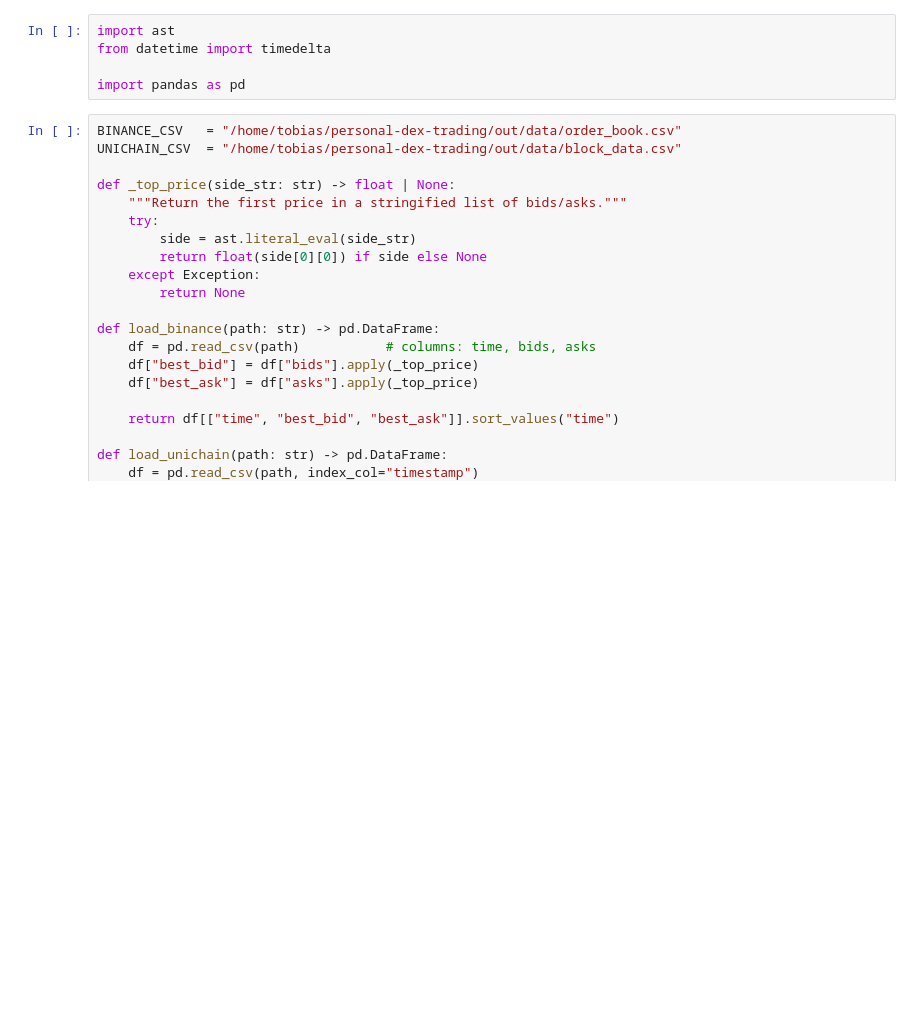
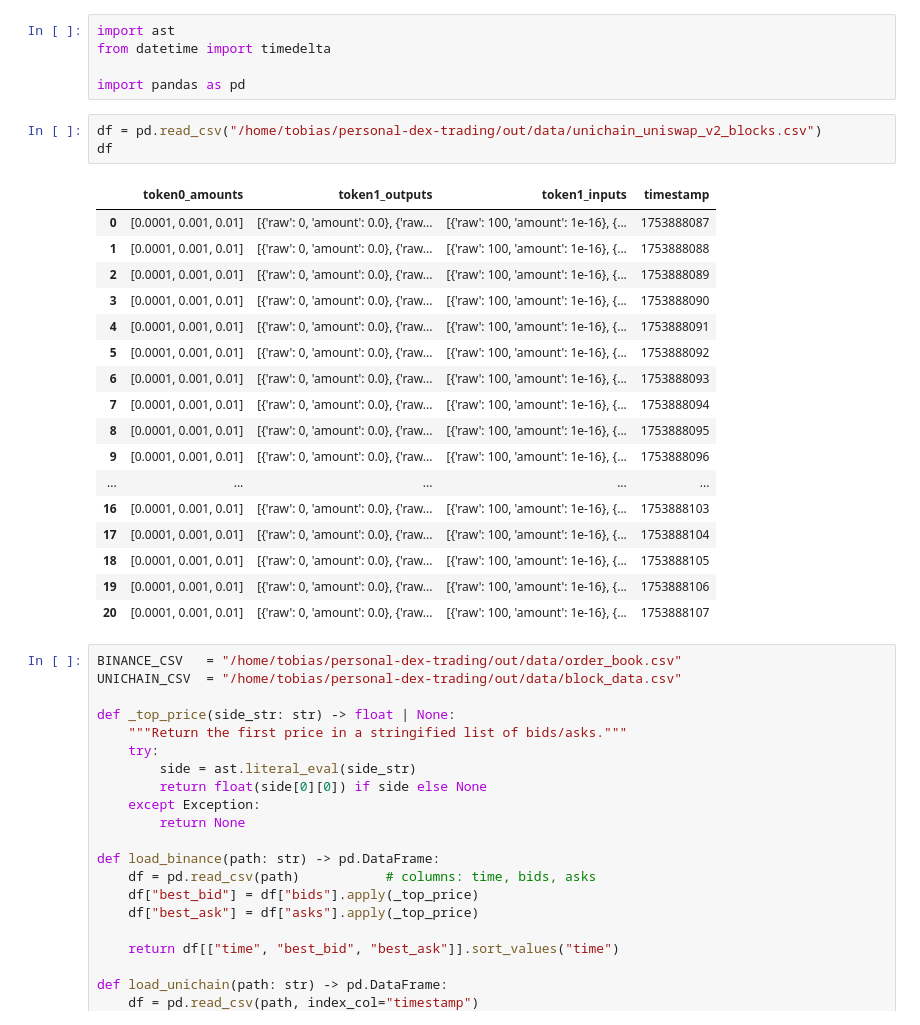
Before and after one commit to tobias727/dex-arb-trader, a Jupyter notebook: notebooks/data-analysis.ipynb, the cells around one changed output. Drawn from its saved outputs; the diff is of its cells as text; blank space fills up the shorter version.

```diff
--- a/notebooks/data-analysis.ipynb
+++ b/notebooks/data-analysis.ipynb
@@ -3,6 +3,27 @@ import ast
 from datetime import timedelta
 
 import pandas as pd
+# %%
+df = pd.read_csv("/home/tobias/personal-dex-trading/out/data/unichain_uniswap_v2_blocks.csv")
+df
+# %% [output]
+|  | token0_amounts | token1_outputs | token1_inputs | timestamp |
+| 0 | [0.0001, 0.001, 0.01] | [{'raw': 0, 'amount': 0.0}, {'raw... | [{'raw': 100, 'amount': 1e-16}, {... | 1753888087 |
+| 1 | [0.0001, 0.001, 0.01] | [{'raw': 0, 'amount': 0.0}, {'raw... | [{'raw': 100, 'amount': 1e-16}, {... | 1753888088 |
+| 2 | [0.0001, 0.001, 0.01] | [{'raw': 0, 'amount': 0.0}, {'raw... | [{'raw': 100, 'amount': 1e-16}, {... | 1753888089 |
+| 3 | [0.0001, 0.001, 0.01] | [{'raw': 0, 'amount': 0.0}, {'raw... | [{'raw': 100, 'amount': 1e-16}, {... | 1753888090 |
+| 4 | [0.0001, 0.001, 0.01] | [{'raw': 0, 'amount': 0.0}, {'raw... | [{'raw': 100, 'amount': 1e-16}, {... | 1753888091 |
+| 5 | [0.0001, 0.001, 0.01] | [{'raw': 0, 'amount': 0.0}, {'raw... | [{'raw': 100, 'amount': 1e-16}, {... | 1753888092 |
+| 6 | [0.0001, 0.001, 0.01] | [{'raw': 0, 'amount': 0.0}, {'raw... | [{'raw': 100, 'amount': 1e-16}, {... | 1753888093 |
+| 7 | [0.0001, 0.001, 0.01] | [{'raw': 0, 'amount': 0.0}, {'raw... | [{'raw': 100, 'amount': 1e-16}, {... | 1753888094 |
+| 8 | [0.0001, 0.001, 0.01] | [{'raw': 0, 'amount': 0.0}, {'raw... | [{'raw': 100, 'amount': 1e-16}, {... | 1753888095 |
+| 9 | [0.0001, 0.001, 0.01] | [{'raw': 0, 'amount': 0.0}, {'raw... | [{'raw': 100, 'amount': 1e-16}, {... | 1753888096 |
+| ... | ... | ... | ... | ... |
+| 16 | [0.0001, 0.001, 0.01] | [{'raw': 0, 'amount': 0.0}, {'raw... | [{'raw': 100, 'amount': 1e-16}, {... | 1753888103 |
+| 17 | [0.0001, 0.001, 0.01] | [{'raw': 0, 'amount': 0.0}, {'raw... | [{'raw': 100, 'amount': 1e-16}, {... | 1753888104 |
+| 18 | [0.0001, 0.001, 0.01] | [{'raw': 0, 'amount': 0.0}, {'raw... | [{'raw': 100, 'amount': 1e-16}, {... | 1753888105 |
+| 19 | [0.0001, 0.001, 0.01] | [{'raw': 0, 'amount': 0.0}, {'raw... | [{'raw': 100, 'amount': 1e-16}, {... | 1753888106 |
+| 20 | [0.0001, 0.001, 0.01] | [{'raw': 0, 'amount': 0.0}, {'raw... | [{'raw': 100, 'amount': 1e-16}, {... | 1753888107 |
 # %%
 BINANCE_CSV   = "/home/tobias/personal-dex-trading/out/data/order_book.csv"
 UNICHAIN_CSV  = "/home/tobias/personal-dex-trading/out/data/block_data.csv"
```
Also changed, not shown: 9 other files.
